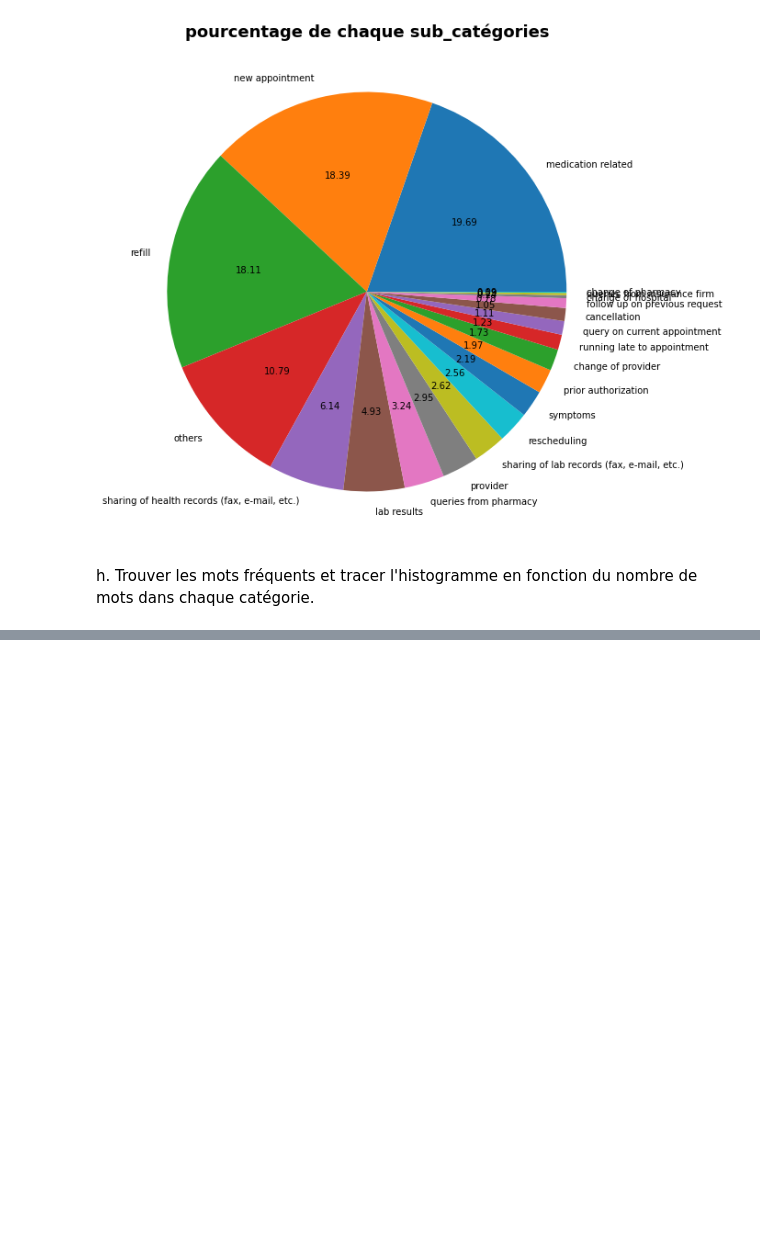
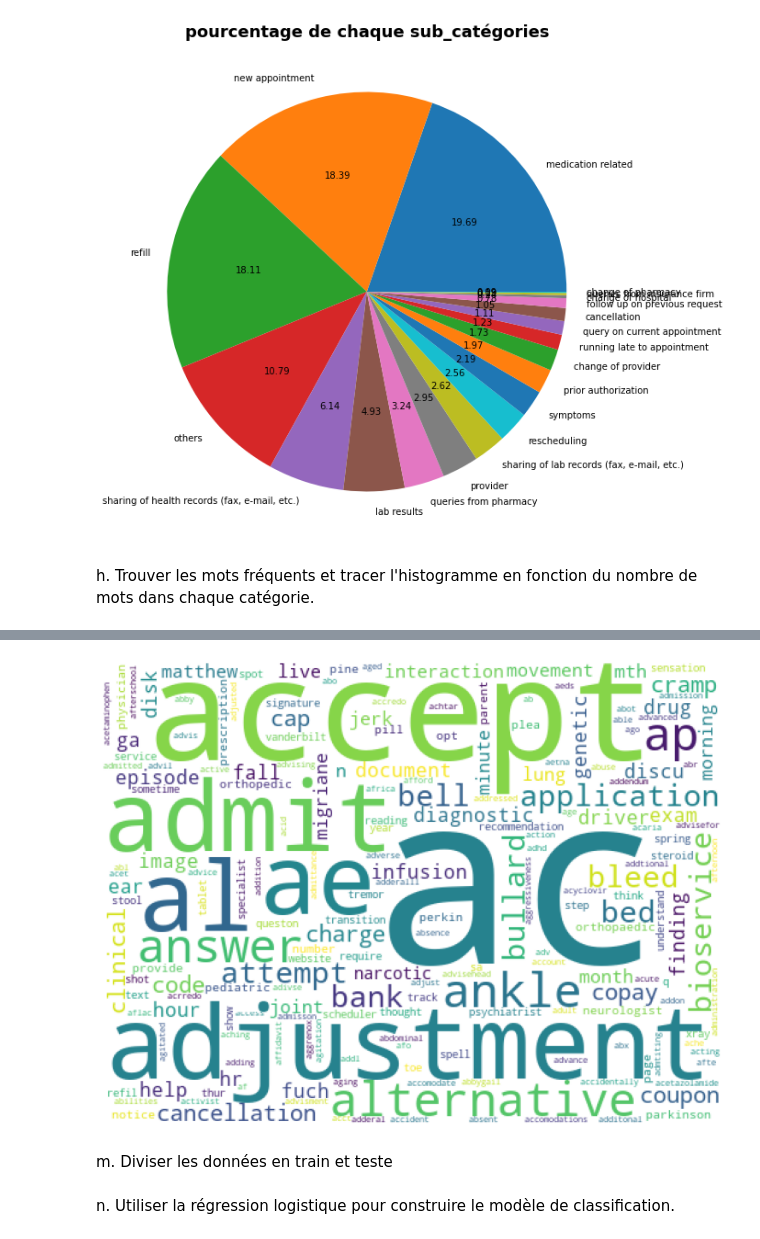
Before and after one commit to addi-kamal/Text-Classification-Problem, a Jupyter notebook: Text Classification Problem.ipynb, the cells around one changed output, grey strips where cells are left out. Cells and saved outputs as stored; diff of their text form; code cells hidden in the pictures; blank space fills up the shorter version.

```diff
--- a/Text Classification Problem.ipynb
+++ b/Text Classification Problem.ipynb
@@ -183,0 +375,5 @@ plt.show()
+# %%
+ex=[]
+for i in range(tfidf_matrix.shape[1]):
+    if np.sum(tfidf_matrix[i].values)>np.mean(moy):
+        ex.append(i)
@@ -183,0 +384,2 @@ plt.show()
+# %%
+tfidf_red=tfidf_matrix.drop(ex, axis=1)
@@ -183,0 +409,4 @@ plt.show()
+# %%
+features=vector.get_feature_names()
+# %%
+featuresExist = [features[k] for k in tfidf_red.columns]
@@ -183,0 +433,13 @@ plt.show()
+# %%
+plt.subplots(figsize=(20,10))
+
+wordcloud = WordCloud(background_color = 'white',
+                     width = 512,
+                     height = 384).generate(' '.join(featuresExist))
+plt.axis('off')
+plt.imshow(wordcloud)
+plt.show()
+# %% [output]
+[figure, added]
+# %% [markdown]
+m. Diviser les données en train et teste
@@ -183,0 +452,2 @@ plt.show()
+# %% [markdown]
+n. Utiliser la régression logistique pour construire le modèle de classification.
```
Also changed, not shown: parts of 43 cells of this notebook.
